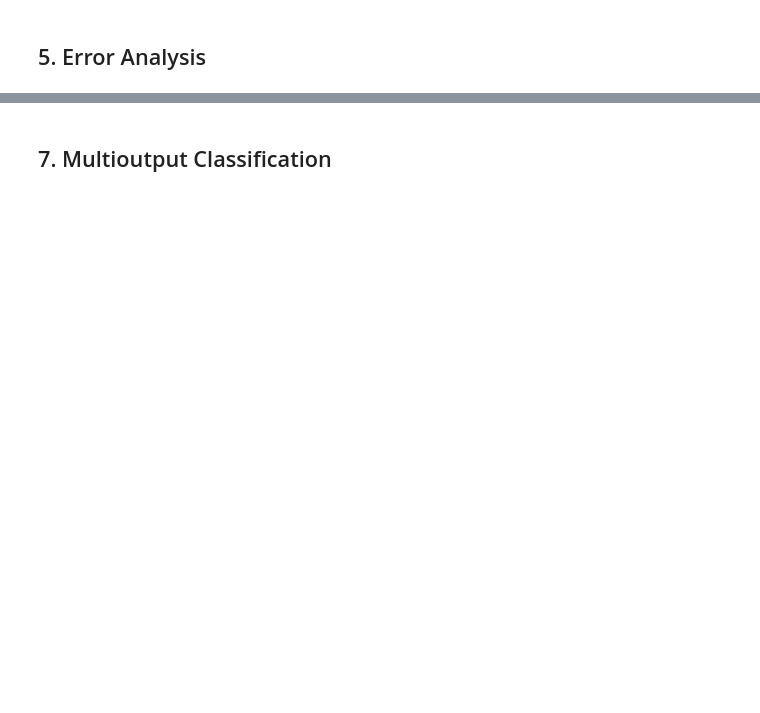
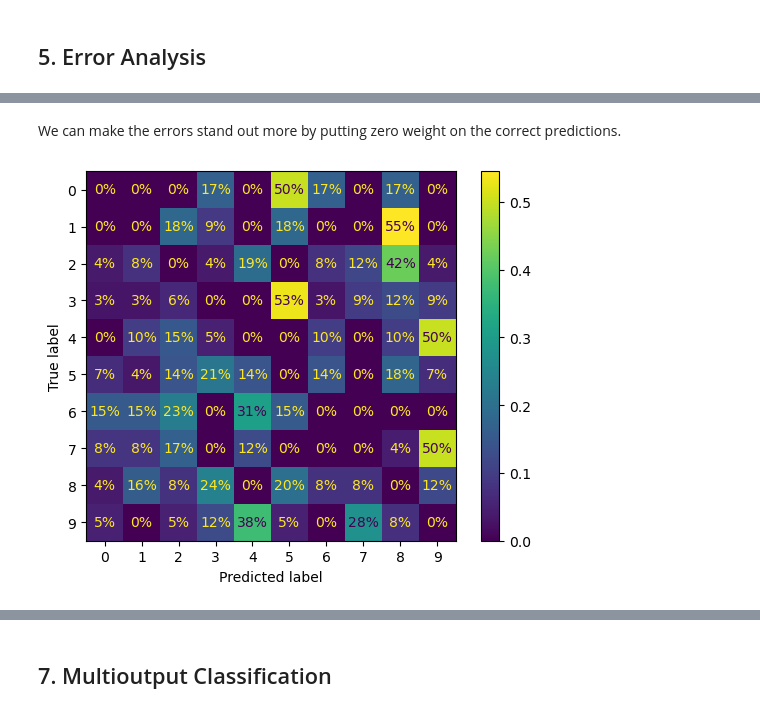
Before and after one commit to JinDai666/Hands-On-ML-Notes, a Jupyter notebook: ch03-classification/ch03_classification.ipynb, the cells around one changed output, grey strips where cells are left out. Cells and saved outputs as stored; diff of their text form; code cells hidden in the pictures; blank space fills up the shorter version.

```diff
--- a/ch03-classification/ch03_classification.ipynb
+++ b/ch03-classification/ch03_classification.ipynb
@@ -261,0 +337,9 @@ For the code above, how to make pipeline?
+# %% [markdown]
+We can make the errors stand out more by putting zero weight on the correct predictions.
+# %%
+ConfusionMatrixDisplay.from_predictions(y_train.iloc[:2000], y_train_cv_pred,
+                                        normalize='true', values_format=".0%",
+                                        sample_weight=(y_train_cv_pred != y_train.iloc[:2000]).astype(int))
+plt.show()
+# %% [output]
+[figure, added]
```
Also changed, not shown: parts of 24 cells of this notebook.
